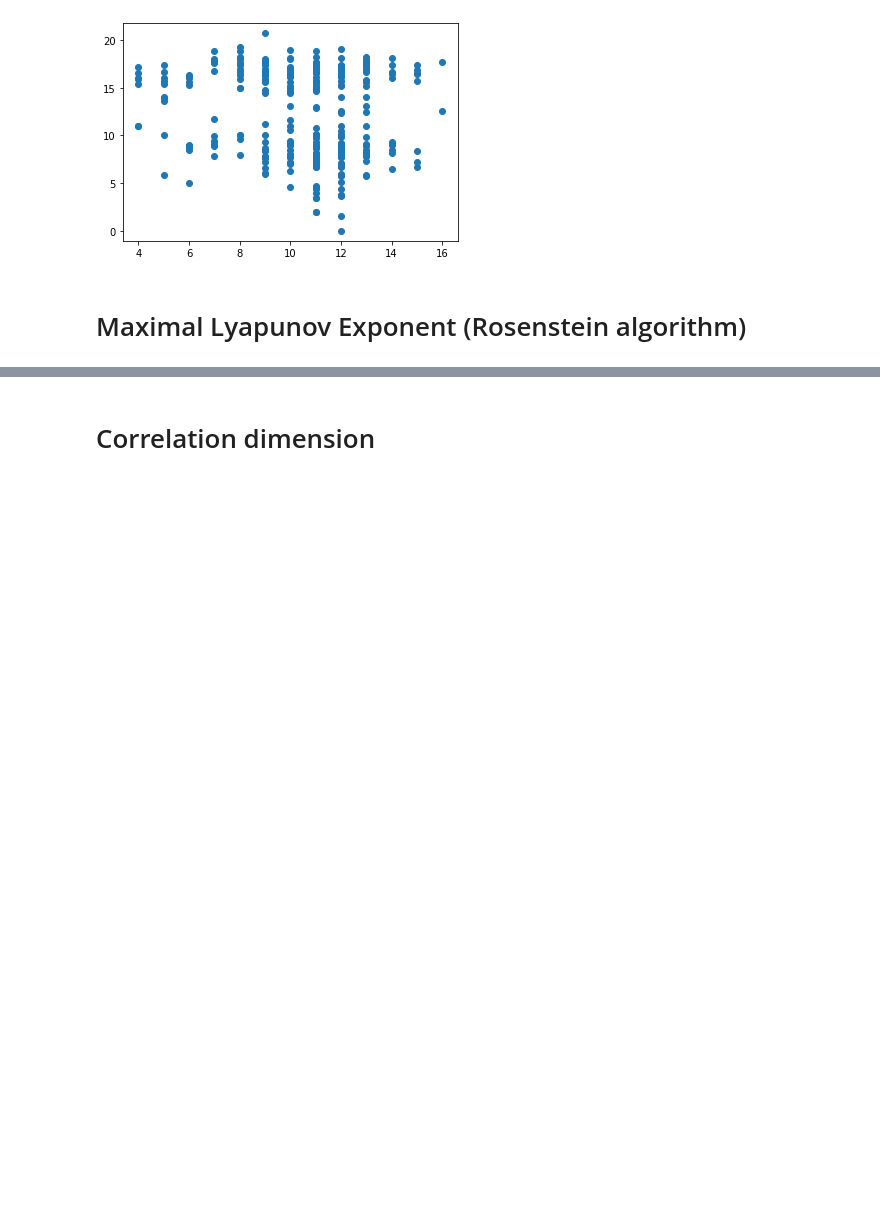
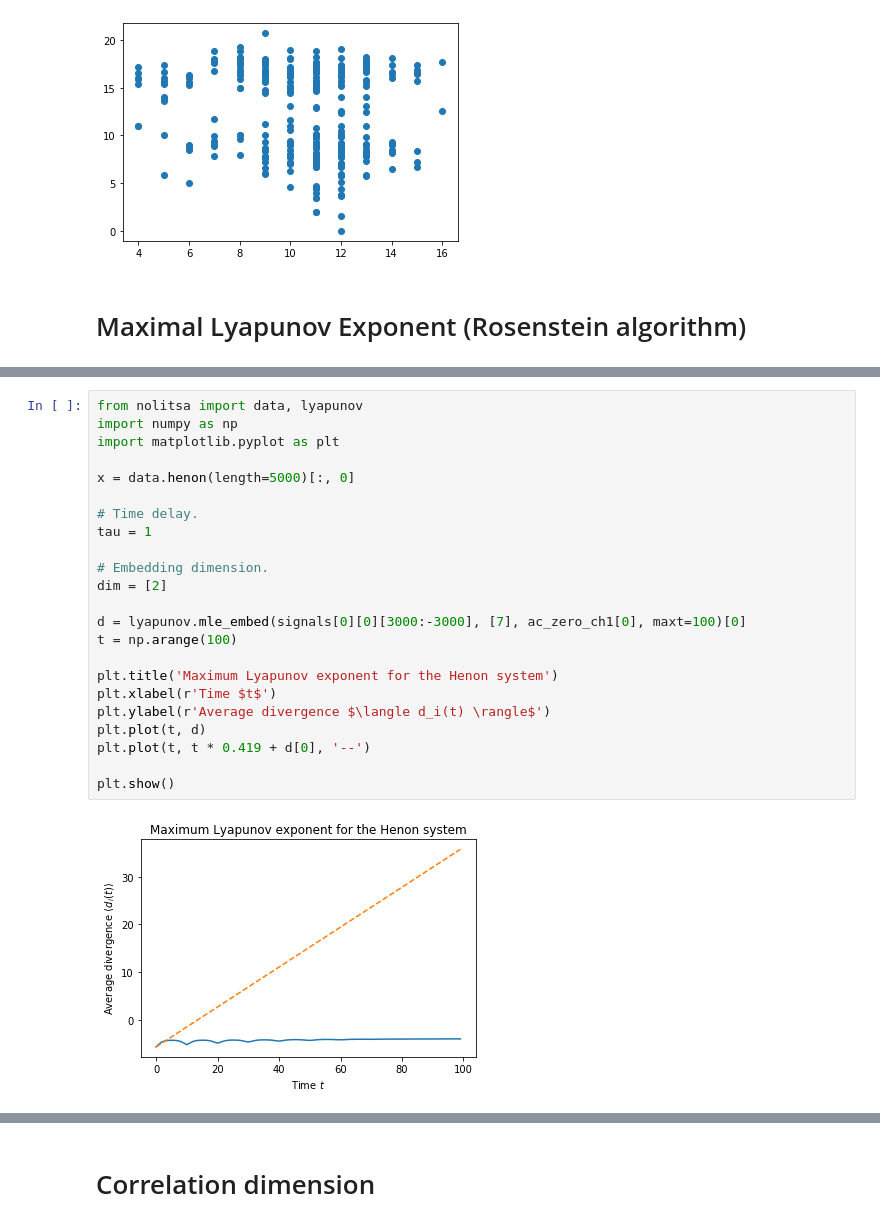
Before and after one commit to GillesVandewiele/EHG-Oversampling, a Jupyter notebook: Feature Analysis.ipynb, the cells around one changed output, grey strips where cells are left out. Saved outputs shown, nothing was run; the diff lists cells and outputs as text; blank space fills up the shorter version.

```diff
--- a/Feature Analysis.ipynb
+++ b/Feature Analysis.ipynb
@@ -298,0 +344,25 @@ KeyboardInterrupt:
+# %%
+from nolitsa import data, lyapunov
+import numpy as np
+import matplotlib.pyplot as plt
+
+x = data.henon(length=5000)[:, 0]
+
+# Time delay.
+tau = 1
+
+# Embedding dimension.
+dim = [2]
+
+d = lyapunov.mle_embed(signals[0][0][3000:-3000], [7], ac_zero_ch1[0], maxt=100)[0]
+t = np.arange(100)
+
+plt.title('Maximum Lyapunov exponent for the Henon system')
+plt.xlabel(r'Time $t$')
+plt.ylabel(r'Average divergence $\langle d_i(t) \rangle$')
+plt.plot(t, d)
+plt.plot(t, t * 0.419 + d[0], '--')
+
+plt.show()
+# %% [output]
+[figure, added]
```
Also changed, not shown: parts of 12 cells of this notebook, 3 other files.
